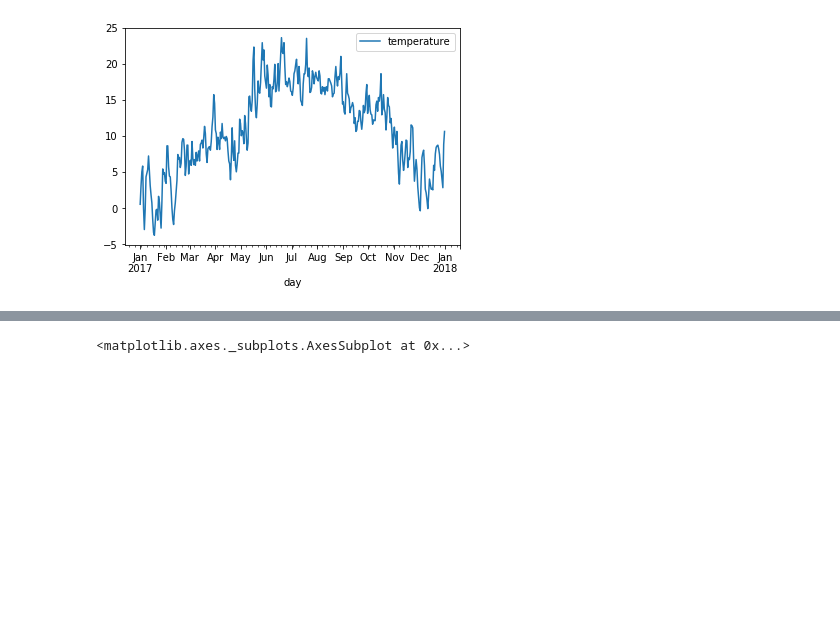
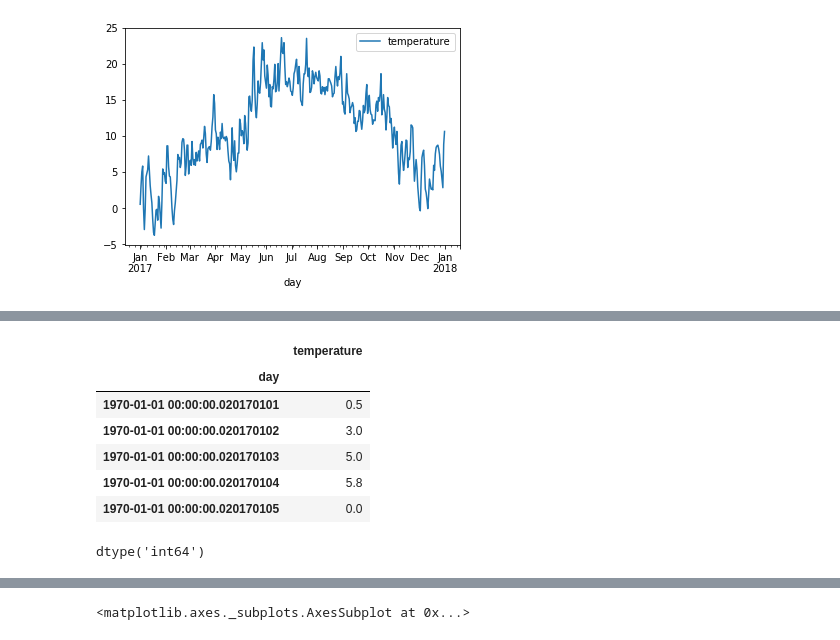
Before and after one commit to hay/hu-dsf, a Jupyter notebook: examples/examples-4.ipynb, the cells around one changed output, grey strips where cells are left out. Saved outputs shown, nothing was run; the diff lists cells and outputs as text; code cells hidden in the pictures; blank space fills up the shorter version.

```diff
--- a/examples/examples-4.ipynb
+++ b/examples/examples-4.ipynb
@@ -551,0 +552,18 @@ temp.plot(y = "temperature", x = "day")
+# %%
+# Hmm.. this is not working, what's going on?
+df.head()
+# %% [output]
+|  | temperature |
+| day |  |
+| 1970-01-01 00:00:00.020170101 | 0.5 |
+| 1970-01-01 00:00:00.020170102 | 3.0 |
+| 1970-01-01 00:00:00.020170103 | 5.0 |
+| 1970-01-01 00:00:00.020170104 | 5.8 |
+| 1970-01-01 00:00:00.020170105 | 0.0 |
+# %%
+# Okay, our dates are not properly formatted, because the pd.to_datetime()
+# interprets the 'day' column as numbers, not as dates
+df = pd.read_csv("temperatures.csv")
+df["day"].dtype
+# %% [output]
+dtype('int64')
```
Also changed, not shown: parts of 3 cells of this notebook.
